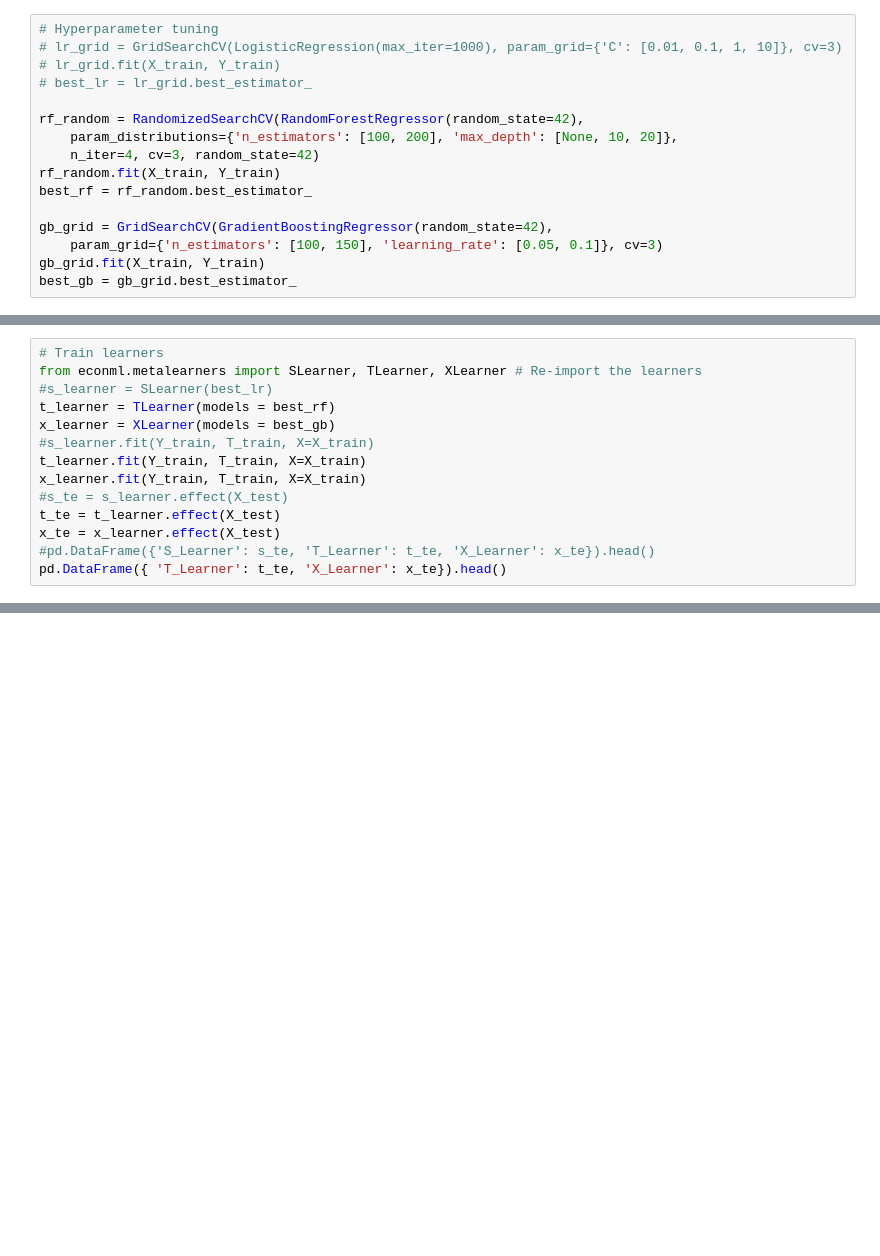
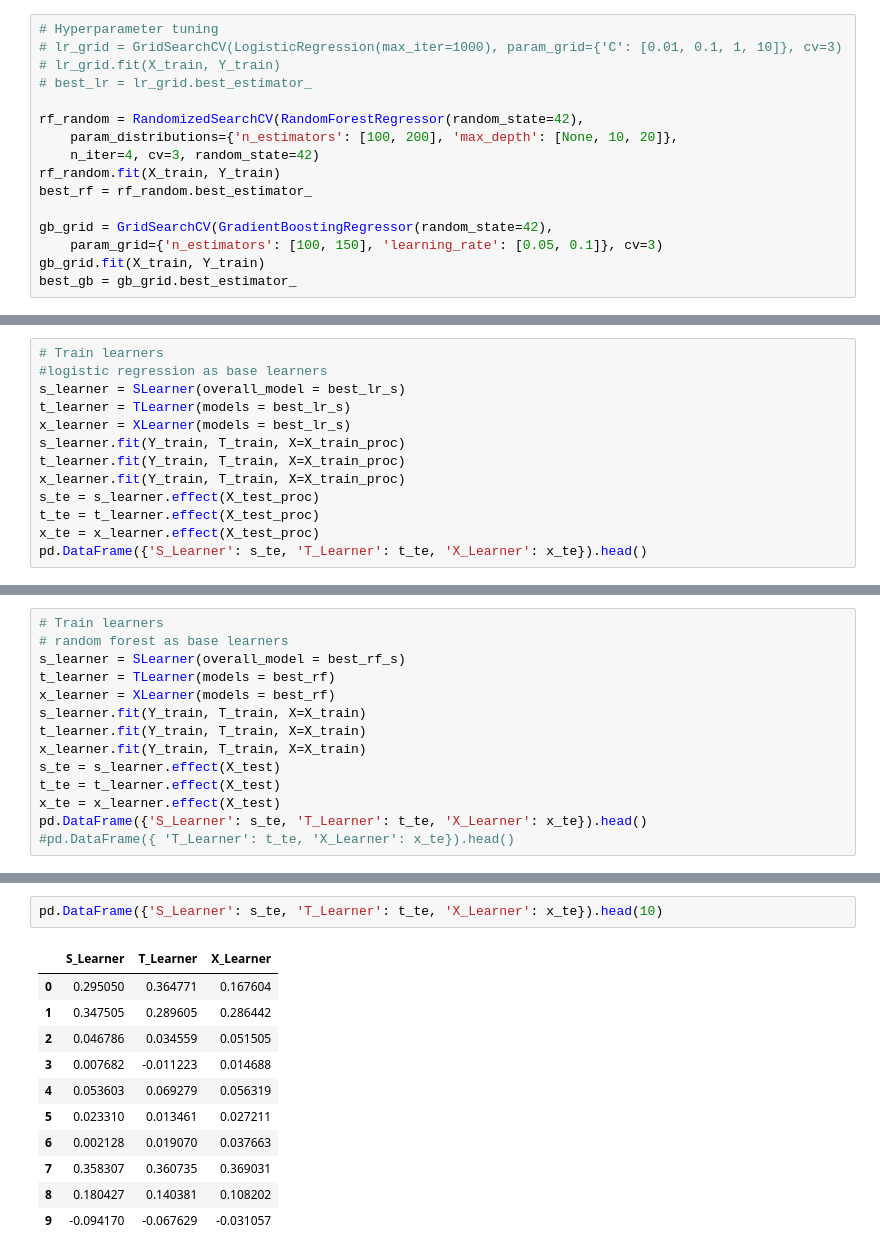
Before and after one commit to stevechengnyc/meta_learners, a Jupyter notebook: MovieLens_EconML_Uplift_Modeling_Final_edited.ipynb, the cells around one changed output, grey strips where cells are left out. Drawn from its saved outputs; the diff is of its cells as text; blank space fills up the shorter version.

```diff
--- a/MovieLens_EconML_Uplift_Modeling_Final_edited.ipynb
+++ b/MovieLens_EconML_Uplift_Modeling_Final_edited.ipynb
@@ -226,14 +259,13 @@ best_gb = gb_grid.best_estimator_
 # %%
 # Train learners
-from econml.metalearners import SLearner, TLearner, XLearner # Re-import the learners
-#s_learner = SLearner(best_lr)
-t_learner = TLearner(models = best_rf)
-x_learner = XLearner(models = best_gb)
-#s_learner.fit(Y_train, T_train, X=X_train)
-t_learner.fit(Y_train, T_train, X=X_train)
-x_learner.fit(Y_train, T_train, X=X_train)
-#s_te = s_learner.effect(X_test)
-t_te = t_learner.effect(X_test)
-x_te = x_learner.effect(X_test)
-#pd.DataFrame({'S_Learner': s_te, 'T_Learner': t_te, 'X_Learner': x_te}).head()
-pd.DataFrame({ 'T_Learner': t_te, 'X_Learner': x_te}).head()
+#logistic regression as base learners
+s_learner = SLearner(overall_model = best_lr_s)
+t_learner = TLearner(models = best_lr_s)
+x_learner = XLearner(models = best_lr_s)
+s_learner.fit(Y_train, T_train, X=X_train_proc)
+t_learner.fit(Y_train, T_train, X=X_train_proc)
+x_learner.fit(Y_train, T_train, X=X_train_proc)
+s_te = s_learner.effect(X_test_proc)
+t_te = t_learner.effect(X_test_proc)
+x_te = x_learner.effect(X_test_proc)
+pd.DataFrame({'S_Learner': s_te, 'T_Learner': t_te, 'X_Learner': x_te}).head()
@@ -239,0 +279,14 @@ pd.DataFrame({ 'T_Learner': t_te, 'X_Learner': x_te}).head()
+# %%
+# Train learners
+# random forest as base learners
+s_learner = SLearner(overall_model = best_rf_s)
+t_learner = TLearner(models = best_rf)
+x_learner = XLearner(models = best_rf)
+s_learner.fit(Y_train, T_train, X=X_train)
+t_learner.fit(Y_train, T_train, X=X_train)
+x_learner.fit(Y_train, T_train, X=X_train)
+s_te = s_learner.effect(X_test)
+t_te = t_learner.effect(X_test)
+x_te = x_learner.effect(X_test)
+pd.DataFrame({'S_Learner': s_te, 'T_Learner': t_te, 'X_Learner': x_te}).head()
+#pd.DataFrame({ 'T_Learner': t_te, 'X_Learner': x_te}).head()
@@ -239,0 +300,14 @@ pd.DataFrame({ 'T_Learner': t_te, 'X_Learner': x_te}).head()
+# %%
+pd.DataFrame({'S_Learner': s_te, 'T_Learner': t_te, 'X_Learner': x_te}).head(10)
+# %% [output]
+|  | S_Learner | T_Learner | X_Learner |
+| 0 | 0.295050 | 0.364771 | 0.167604 |
+| 1 | 0.347505 | 0.289605 | 0.286442 |
+| 2 | 0.046786 | 0.034559 | 0.051505 |
+| 3 | 0.007682 | -0.011223 | 0.014688 |
+| 4 | 0.053603 | 0.069279 | 0.056319 |
+| 5 | 0.023310 | 0.013461 | 0.027211 |
+| 6 | 0.002128 | 0.019070 | 0.037663 |
+| 7 | 0.358307 | 0.360735 | 0.369031 |
+| 8 | 0.180427 | 0.140381 | 0.108202 |
+| 9 | -0.094170 | -0.067629 | -0.031057 |
```
Also changed, not shown: parts of 6 cells of this notebook.
